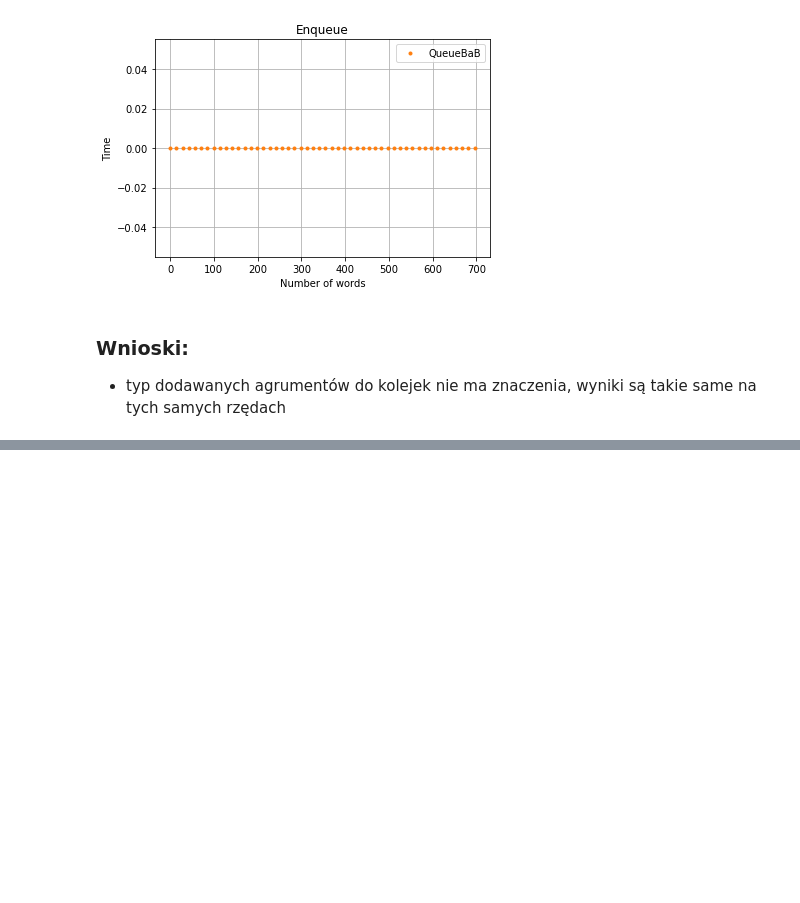
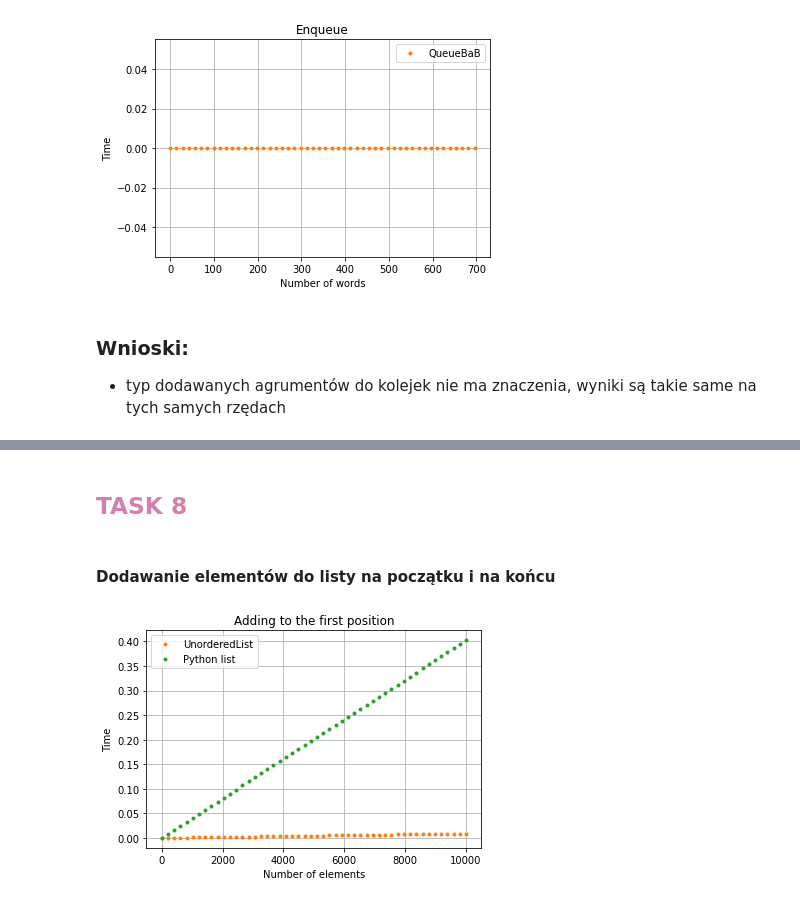
Before and after one commit to maggszy/date_algorithm, a Jupyter notebook: list4/trialll.ipynb, the cells around one changed output, grey strips where cells are left out. Drawn from its saved outputs; the diff is of its cells as text; code cells hidden in the pictures; blank space fills up the shorter version.

Commit message:
add some analysis

```diff
--- a/list4/trialll.ipynb
+++ b/list4/trialll.ipynb
@@ -126,0 +134,3 @@ time_measure(10000)
+# %%
+for i in range(5):
+    print("BaB.enqueue %d sekund, BaE.enqueue %f sekund. \n BaB.dequeue %d sekund, BaE.dequeue %e sekund. \n"%time_measure(1000000))
@@ -126,0 +144,3 @@ time_measure(10000)
+# %%
+for i in range(5):
+    print("BaB.enqueue %d sekund, BaE.enqueue %f sekund. \n BaB.dequeue %d sekund, BaE.dequeue %e sekund. \n"%time_measure(200000))
@@ -257,0 +512,7 @@ compare_enqueue_str('historyjka.txt')
+# %% [markdown]
+## <span style="color:#D47FAC;">TASK 8</span>
+# %%
+mylist = UnorderedList()
+pylist = []
+# %% [markdown]
+#### Dodawanie elementów do listy na początku i na końcu
@@ -257,0 +543,27 @@ compare_enqueue_str('historyjka.txt')
+# %%
+def add_first(n): #number of elements
+
+    xb=np.linspace(0,n)
+    timeb=np.linspace(0,list_analysis(n)[0])
+    xe=np.linspace(0,n)
+    timee=np.linspace(0,list_analysis(n)[1])
+
+
+    plt.plot(xb,timeb, 'C1.',label='UnorderedList')
+    plt.xlabel('Number of elements')
+    plt.ylabel('Time')
+    plt.title("Adding to the first position")
+
+    plt.plot(xe,timee, 'C2.', label='Python list')
+    plt.xlabel('Number of elements')
+    plt.ylabel('Time')
+    plt.title("Adding to the first position")
+
+
+    plt.legend()
+    plt.grid()
+    plt.show()
+# %%
+add_first(10000)
+# %% [output]
+[figure, added]
```
Also changed, not shown: parts of 25 cells of this notebook, 5 other files.
